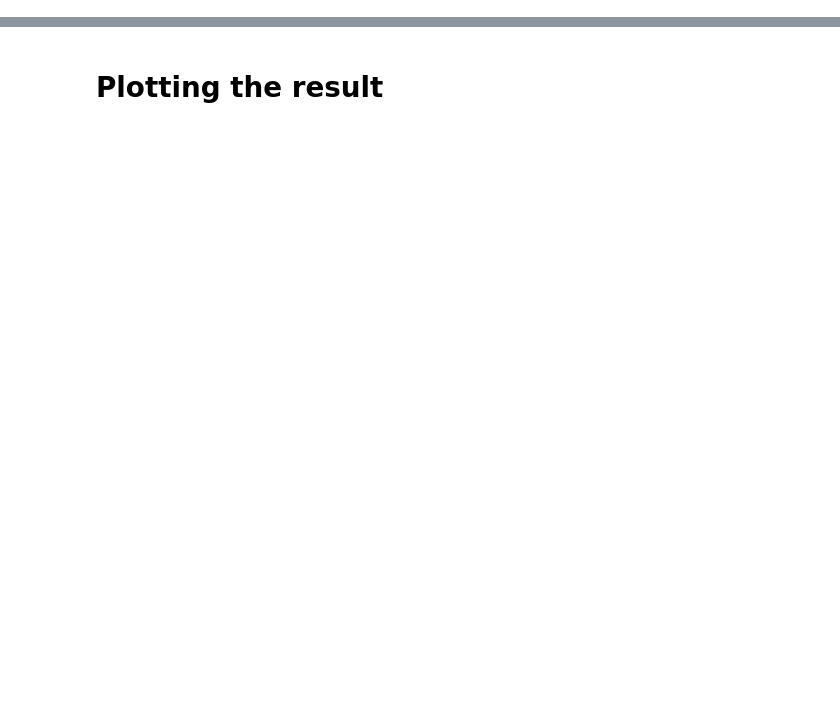
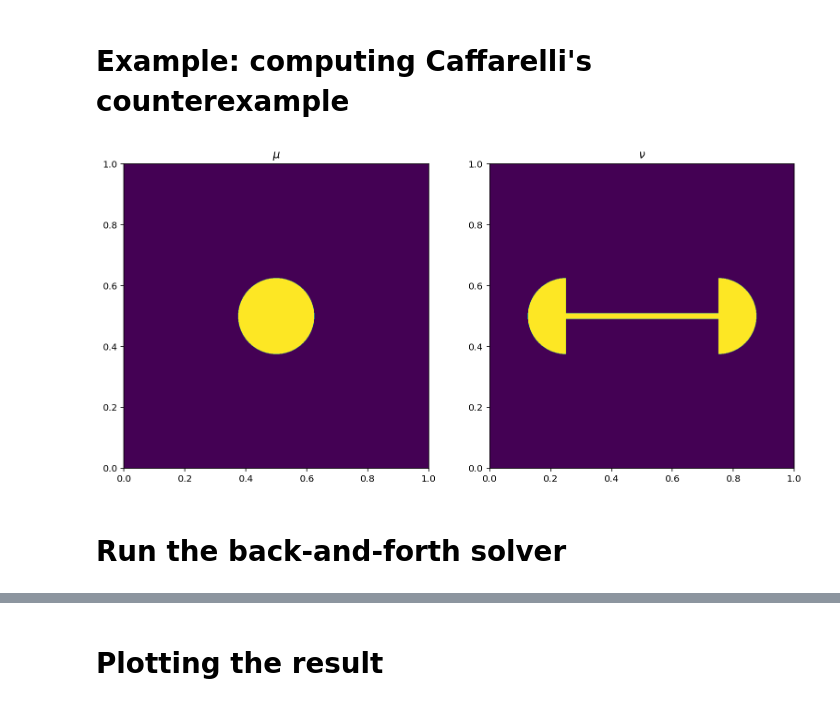
Before and after one commit to Math-Jacobs/bfm, a Jupyter notebook: python/example.ipynb, the cells around one changed output, grey strips where cells are left out. Cells and saved outputs as stored; diff of their text form; code cells hidden in the pictures; blank space fills up the shorter version.

```diff
--- a/python/example.ipynb
+++ b/python/example.ipynb
@@ -202,0 +137,39 @@ iter   100, W2 value: 1.6031e-01
+# %% [markdown]
+# Example: computing Caffarelli's counterexample
+# %%
+# Grid of size n1 x n2
+n1 = 1024   # x axis
+n2 = 1024   # y axis
+
+x, y = np.meshgrid(np.linspace(0.5/n1,1-0.5/n1,n1), np.linspace(0.5/n2,1-0.5/n1,n2))
+
+
+phi = 0.5 * (x*x + y*y)
+psi = 0.5 * (x*x + y*y)
+
+
+# Initialize densities
+mu = np.zeros((n2, n1))
+r = 0.125
+mu[(x-0.5)**2 + (y-0.5)**2 < r**2] = 1
+nu = np.zeros((n2, n1))
+idx = (((x-0.25)**2 + (y-0.5)**2 < r**2) & (x < 0.25) )
+idx = idx | (((x-0.75)**2 + (y-0.5)**2 < r**2) & (x > 0.75))
+idx = idx | ((x < 0.751) & (x > 0.249) & (y < 0.51) & (y > 0.49))
+nu[idx] = 1
+
+# Normalize
+mu *= n1*n2 / np.sum(mu)
+nu *= n1*n2 / np.sum(nu)
+
+
+# Plot mu and nu
+fig, ax = plt.subplots(1, 2)
+ax[0].imshow(mu, origin='lower', extent=(0,1,0,1), cmap='viridis')
+ax[0].set_title("$\\mu$")
+ax[1].imshow(nu, origin='lower', extent=(0,1,0,1), cmap='viridis')
+ax[1].set_title("$\\nu$");
+# %% [output]
+[figure, added]
+# %% [markdown]
+# Run the back-and-forth solver
```
Also changed, not shown: parts of 30 cells of this notebook, 2 other files.
